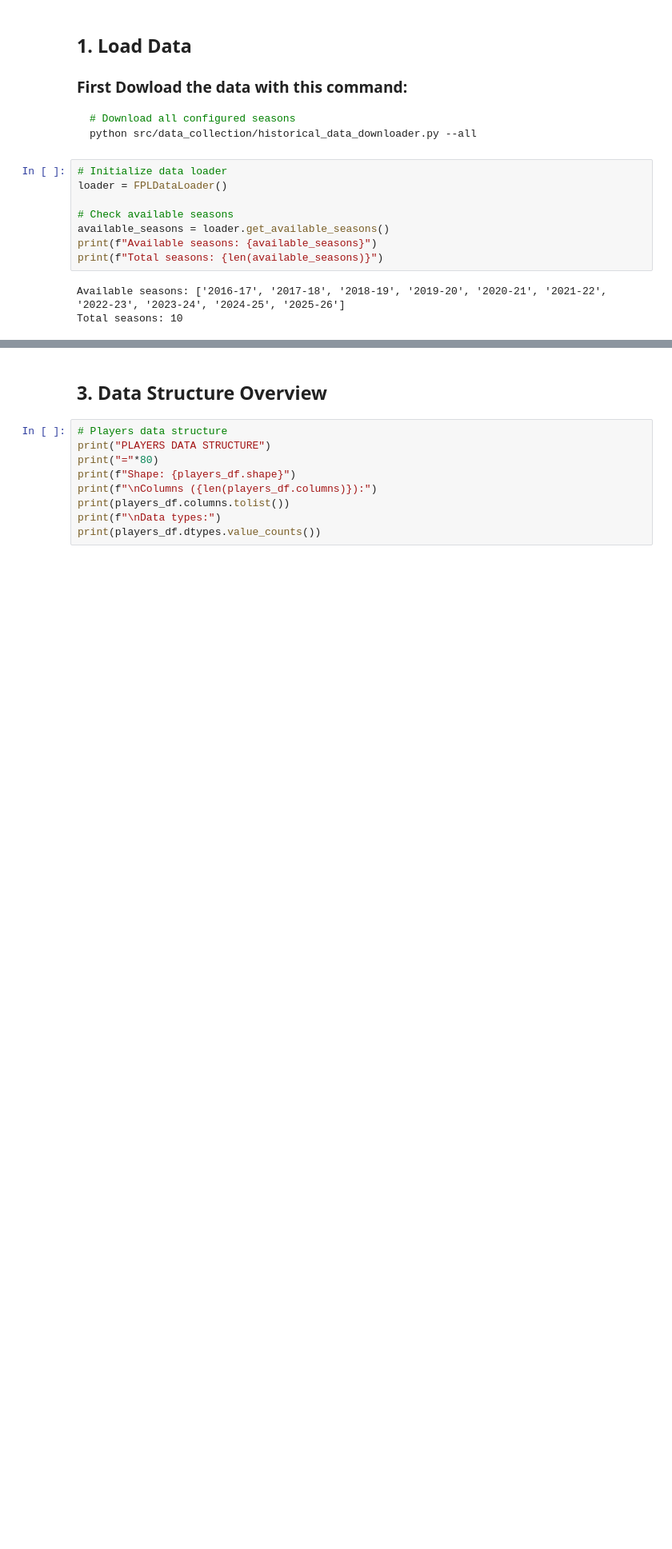
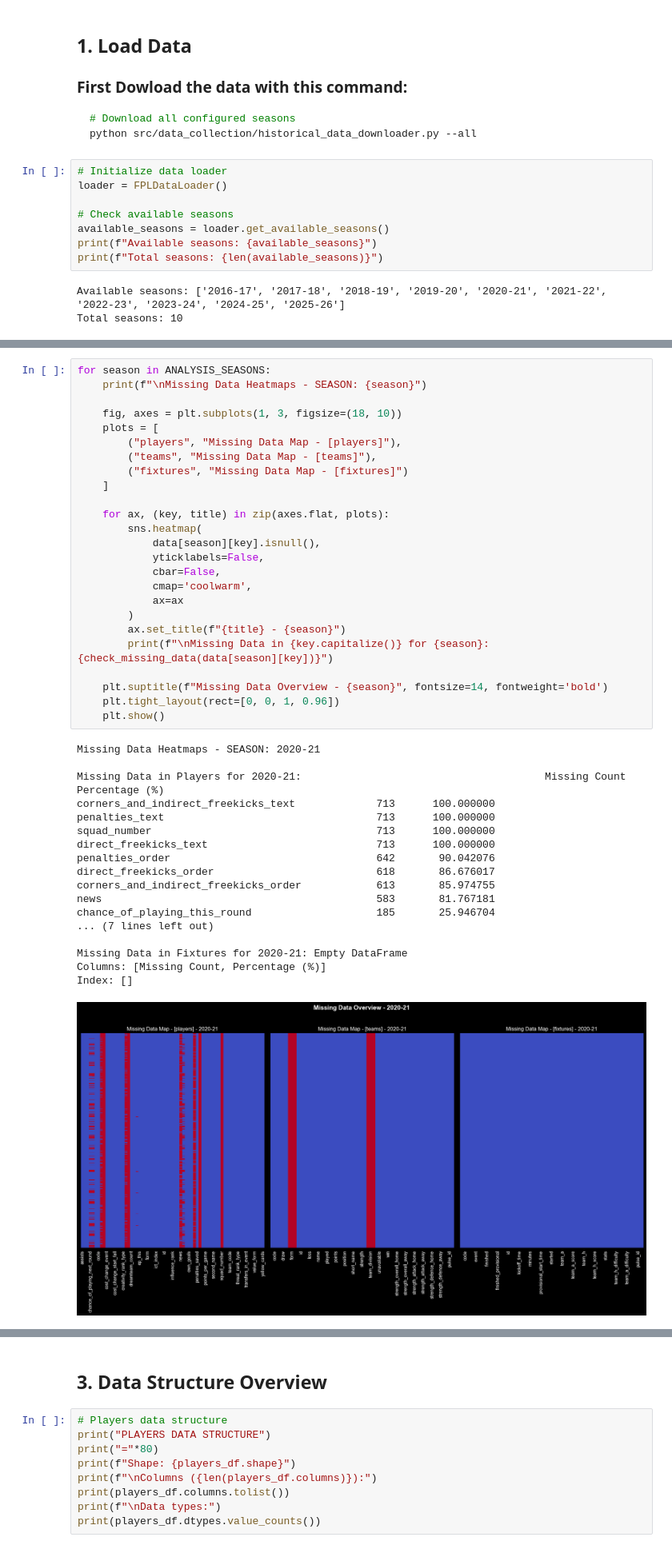
Before and after one commit to ChuckySRB/FPL-ML, a Jupyter notebook: notebooks/01_exploratory_data_analysis.ipynb, the cells around one changed output, grey strips where cells are left out. Shown at 80% size. Saved outputs shown, nothing was run; the diff lists cells and outputs as text; blank space fills up the shorter version.

```diff
--- a/notebooks/01_exploratory_data_analysis.ipynb
+++ b/notebooks/01_exploratory_data_analysis.ipynb
@@ -93,0 +146,44 @@ Loading data for season: 2024-25
+# %%
+for season in ANALYSIS_SEASONS:
+    print(f"\nMissing Data Heatmaps - SEASON: {season}")
+
+    fig, axes = plt.subplots(1, 3, figsize=(18, 10))
+    plots = [
+        ("players", "Missing Data Map - [players]"),
+        ("teams", "Missing Data Map - [teams]"),
+        ("fixtures", "Missing Data Map - [fixtures]")
+    ]
+
+    for ax, (key, title) in zip(axes.flat, plots):
+        sns.heatmap(
+            data[season][key].isnull(),
+            yticklabels=False,
+            cbar=False,
+            cmap='coolwarm',
+            ax=ax
+        )
+        ax.set_title(f"{title} - {season}")
+        print(f"\nMissing Data in {key.capitalize()} for {season}: {check_missing_data(data[season][key])}")
+
+    plt.suptitle(f"Missing Data Overview - {season}", fontsize=14, fontweight='bold')
+    plt.tight_layout(rect=[0, 0, 1, 0.96])
+    plt.show()
+# %% [output]
+Missing Data Heatmaps - SEASON: 2020-21
+
+Missing Data in Players for 2020-21:                                       Missing Count  Percentage (%)
+corners_and_indirect_freekicks_text             713      100.000000
+penalties_text                                  713      100.000000
+squad_number                                    713      100.000000
+direct_freekicks_text                           713      100.000000
+penalties_order                                 642       90.042076
+direct_freekicks_order                          618       86.676017
+corners_and_indirect_freekicks_order            613       85.974755
+news                                            583       81.767181
+chance_of_playing_this_round                    185       25.946704
+... (7 lines left out)
+
+Missing Data in Fixtures for 2020-21: Empty DataFrame
+Columns: [Missing Count, Percentage (%)]
+Index: []
+[figure, added]
```
Also changed, not shown: parts of 9 cells of this notebook, 1 other file.
